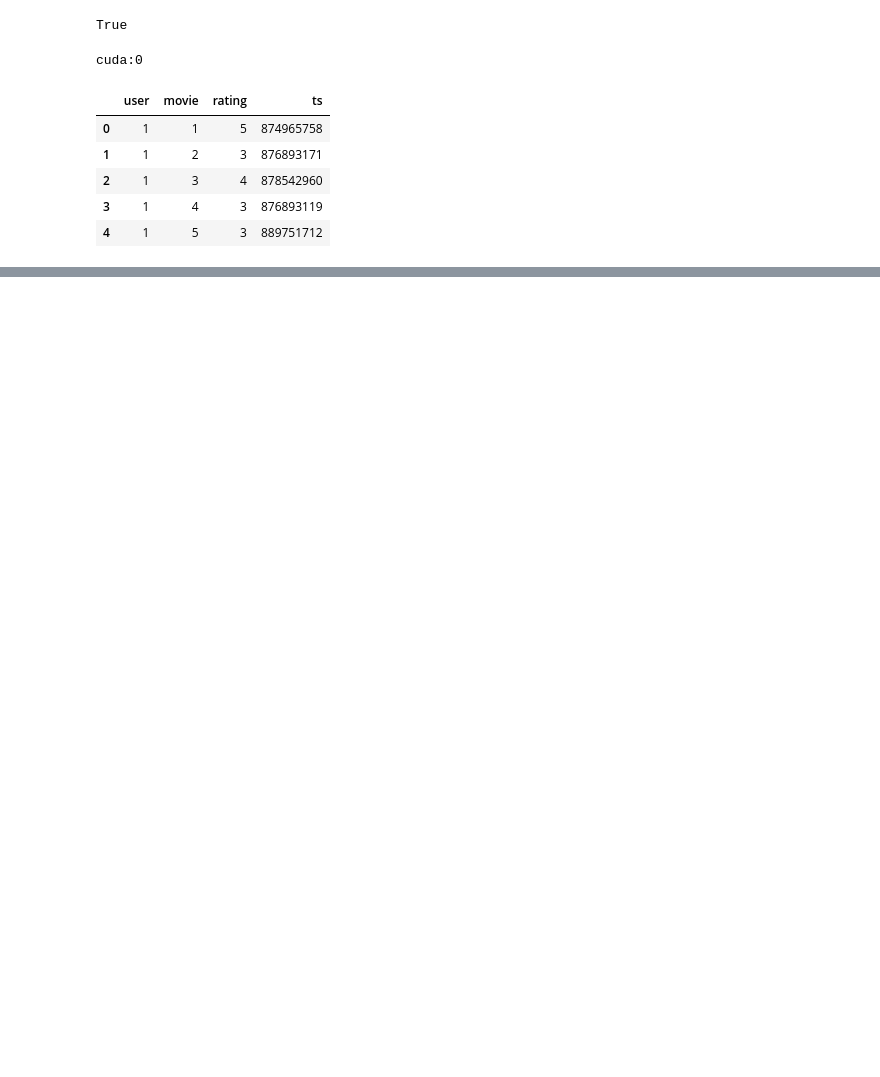
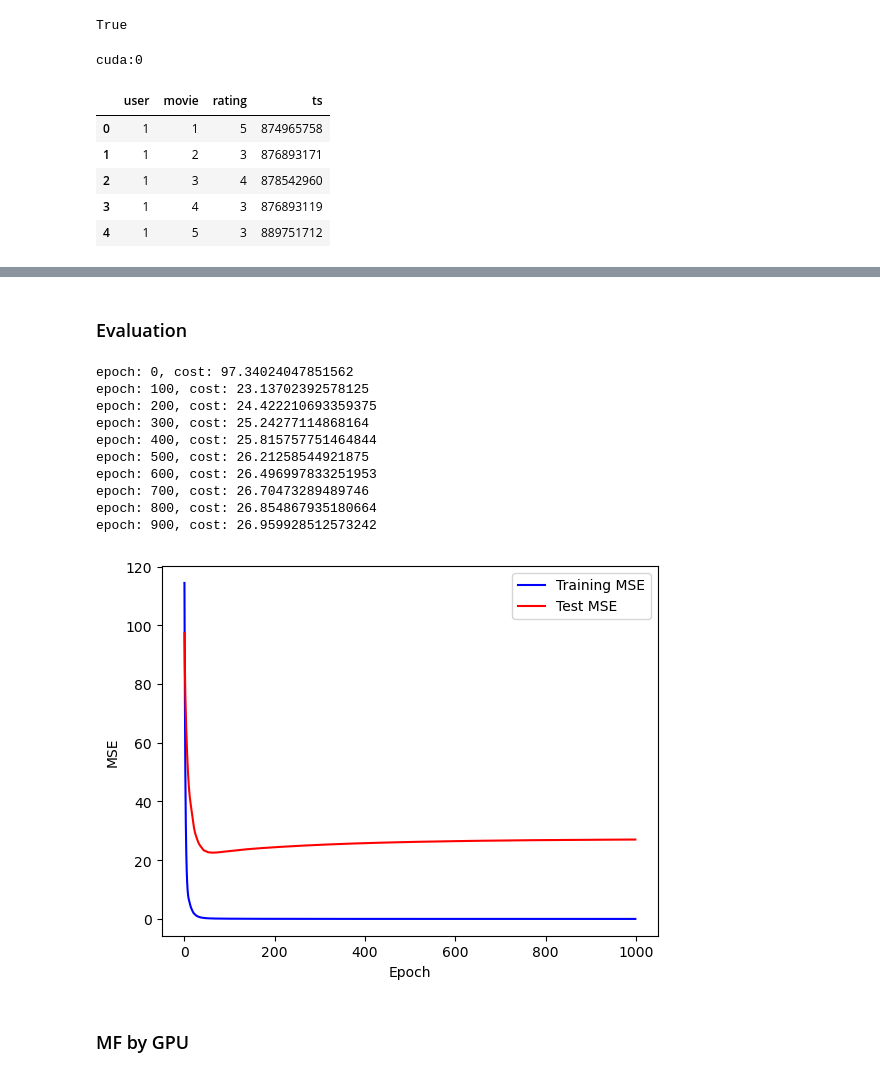
Before and after one commit to JwdanielJung/RecSys_study, a Jupyter notebook: 01. MF/MF_torch.ipynb, the cells around one changed output, grey strips where cells are left out. Cells and saved outputs as stored; diff of their text form; code cells hidden in the pictures; blank space fills up the shorter version.

```diff
--- a/01. MF/MF_torch.ipynb
+++ b/01. MF/MF_torch.ipynb
@@ -90,0 +124,61 @@ epoch: 900, cost: 0.0007672904175706208
+# %% [markdown]
+### Evaluation
+# %%
+latent_dim = 100
+
+num_items = items.max() + 1
+num_users = users.max() + 1
+
+torch.manual_seed(20)
+
+P = torch.randn(num_items, latent_dim, requires_grad = True)
+Q = torch.randn(num_users, latent_dim, requires_grad = True)
+
+optimizer = torch.optim.Adam([P,Q], lr = 0.1)
+
+X = []
+Y = []
+Y_test = []
+
+for epoch in range(1000):
+
+    hypothesis = torch.sum(P[items] * Q[users], dim= 1)
+    cost = F.mse_loss(hypothesis ,ratings)
+
+    optimizer.zero_grad()
+    cost.backward()
+    optimizer.step()
+
+    # 기울기 계산 필요 없다.
+    with torch.no_grad():
+        # 만들어진 P, Q matrix로 예측값을 뽑아내고 검증데이터와 비교.
+        hypo_test = torch.sum(P[items_test] * Q[users_test], dim=1)
+        cost_test = F.mse_loss(hypo_test, ratings_test)
+
+        X.append(epoch)
+        Y.append(cost.item())
+        Y_test.append(cost_test.item())
+
+    if epoch % 100 == 0:
+        print(f"epoch: {epoch}, cost: {cost_test.item()}")
+
+plt.ylabel("MSE")
+plt.xlabel("Epoch")
+plt.plot(X,Y, c="blue", label="Training MSE")
+plt.plot(X,Y_test, c="red", label="Test MSE")
+plt.legend()
+plt.show()
+# %% [output]
+epoch: 0, cost: 97.34024047851562
+epoch: 100, cost: 23.13702392578125
+epoch: 200, cost: 24.422210693359375
+epoch: 300, cost: 25.24277114868164
+epoch: 400, cost: 25.815757751464844
+epoch: 500, cost: 26.21258544921875
+epoch: 600, cost: 26.496997833251953
+epoch: 700, cost: 26.70473289489746
+epoch: 800, cost: 26.854867935180664
+epoch: 900, cost: 26.959928512573242
+[figure, added]
+# %% [markdown]
+### MF by GPU
```
Also changed, not shown: parts of 13 cells of this notebook.
